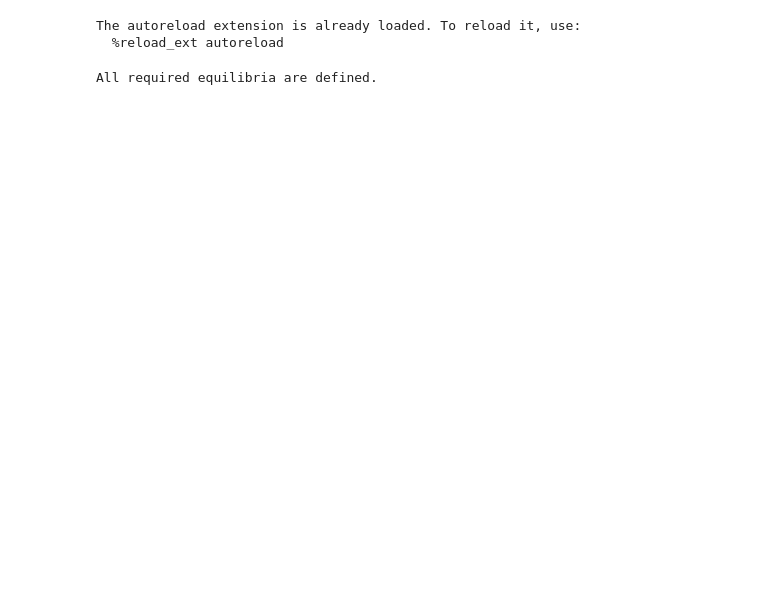
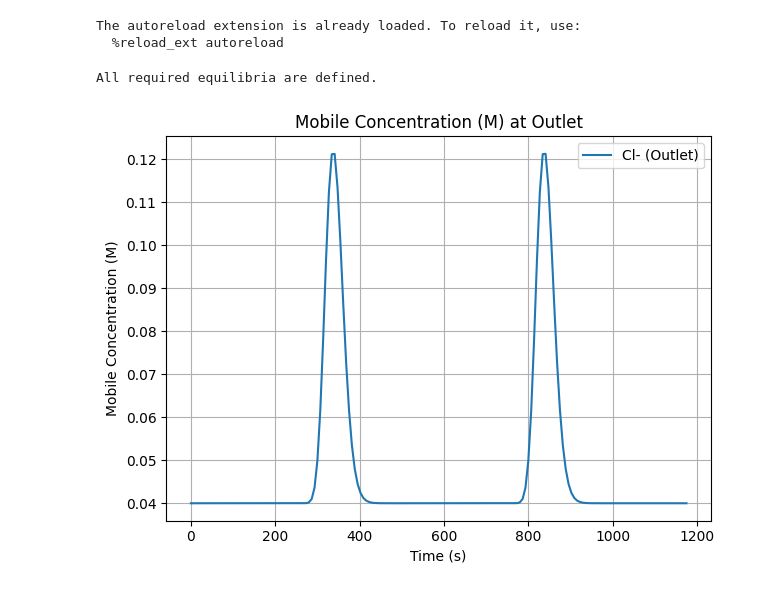
Before and after one commit to jonkeeley/openiex, a Jupyter notebook: notebooks/main.ipynb, the cells around one changed output. Saved outputs shown, nothing was run; the diff lists cells and outputs as text; code cells hidden in the pictures; blank space fills up the shorter version.

```diff
--- a/notebooks/main.ipynb
+++ b/notebooks/main.ipynb
@@ -47,10 +85,10 @@ system.check_equilibria()
 All required equilibria are defined.
 # %%
 buffers = {
-    "Load": {"Cl": 0.04, "Ac": 0.0, "em": 0, "fu": 5e16},
-    "A": {"Cl": 0.04, "Ac": 0.0, "em": 0.0, "fu": 0.0},
-    "B": {"Cl": 0.04, "Ac": 0.3, "em": 0.0, "fu": 0.0},
-    "Spike": {"Cl": 1.0, "Ac": 0.0, "em": 0.0, "fu": 0.0},
+    "Load": {"Cl-": 0.04, "Ac-": 0.0, "em": 0, "fu": 5e16, "Mg2+": 0, "Na+": 0},
+    "A": {"Cl-": 0.04, "Ac-": 0.0, "em": 0.0, "fu": 0.0, "Mg2+": 0, "Na+": 0},
+    "B": {"Cl-": 0.04, "Ac-": 0.3, "em": 0.0, "fu": 0.0, "Mg2+": 0, "Na+": 0},
+    "Spike": {"Cl-": 1.0, "Ac-": 0.0, "em": 0.0, "fu": 0.0, "Mg2+": 0, "Na+": 0},
 }
 
 # CV = total column volume with no interstitial void correction
@@ -61,24 +99,32 @@ blocks = [
 ]
 
 method = Method(buffers, blocks)
-
 validate_method(method, system)
 # %%
 import numpy as np
 
 initial_conditions = {
-    "Cl": {"C": 0.04, "Q": system.config.Lambda},
+    "Cl-": {"C": 0.04, "Q": system.config.Lambda},
 }
-y0 = initialize_profiles(initial_conditions, system)
+y0 = initialize_state(initial_conditions, system)
 t_final = method_duration(method, system)
 t_eval = np.linspace(0, t_final, 100)
 
-res2: SimulationResult = run_simulation(
+res: SimulationResult = run_simulation(
     y0, t_eval, method, system,
     integrator='BDF',
     rtol=1e-3,
     atol=1e-5,
     max_step=0.1
 )
-save_simulation("results/run2", res2)
+# %%
+save_simulation("results/run4", res)
+# %%
+plot_single_species(
+    res,
+    "Cl-",
+    x_axis="time"
+)
+# %% [output]
+[figure, added]
 # %%
```
Also changed, not shown: parts of 7 cells of this notebook, 12 other files.
